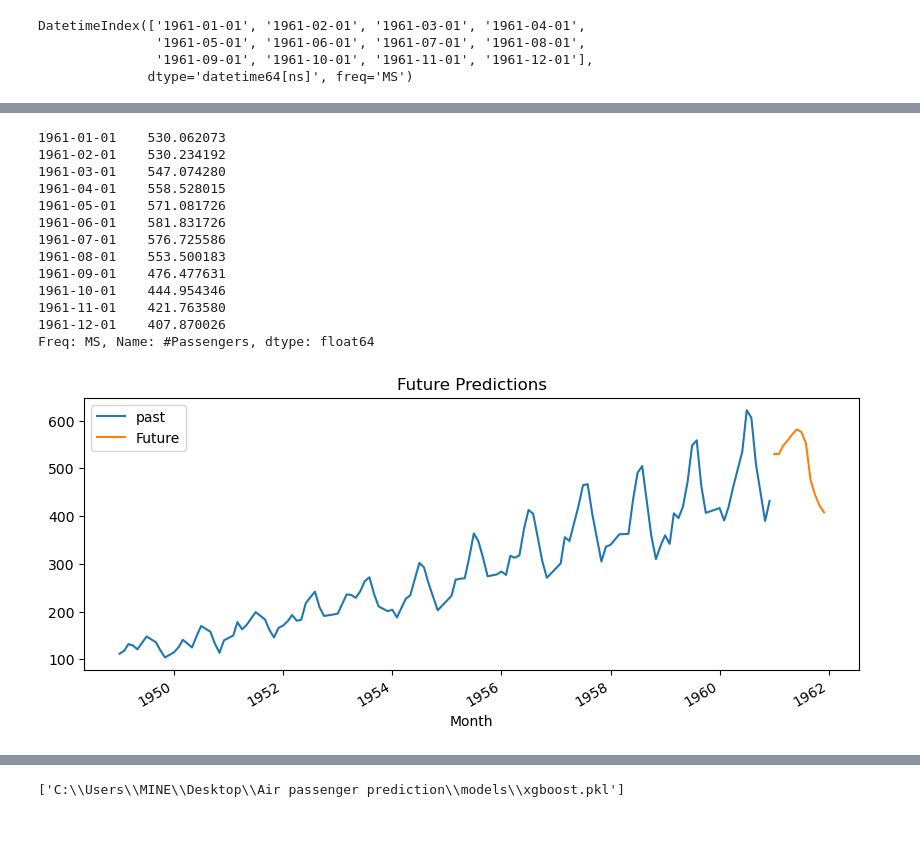
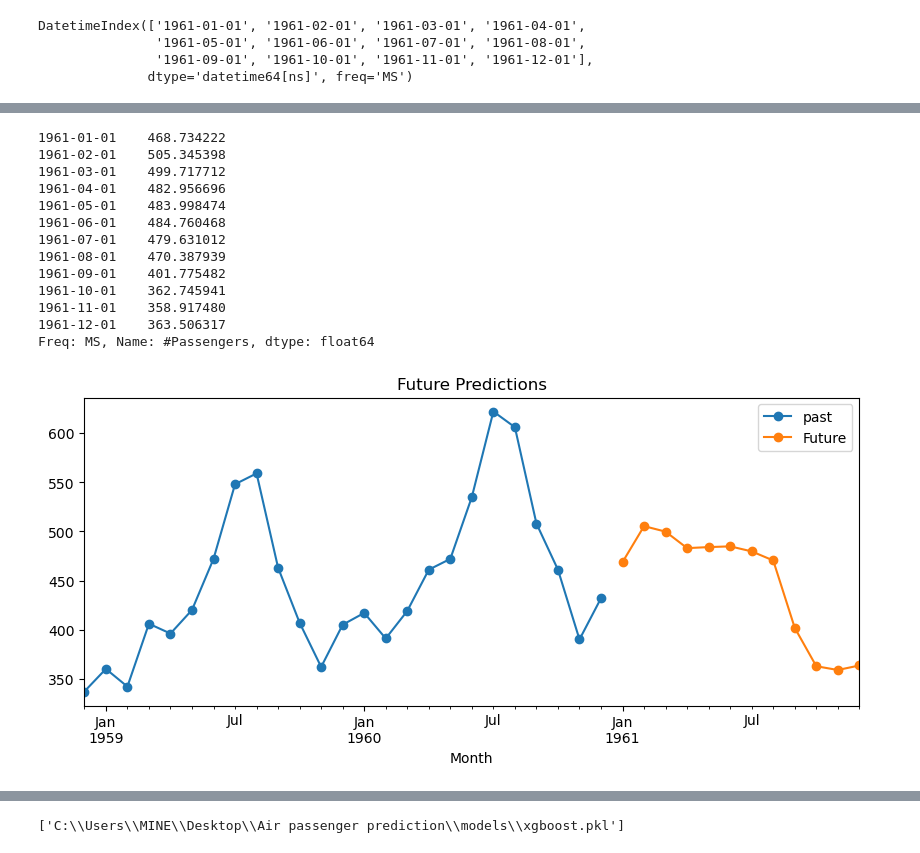
Before and after one commit to iamblack08/Air-passenger-prediction, a Jupyter notebook: xgboost.ipynb, the cells around one changed output, grey strips where cells are left out. Cells and saved outputs as stored; diff of their text form; code cells hidden in the pictures.

```diff
--- a/xgboost.ipynb
+++ b/xgboost.ipynb
@@ -25,8 +35,7 @@ df.head()
 # %%
-df.asfreq('MS')
-df.reset_index(inplace=True)
-df.Month = pd.to_datetime(df.Month)
-df.set_index('Month', inplace=True)
-df.sort_index(inplace=True)
-df.index.dtype
+print(df.index.freq)
+print(df.isnull().sum())
+print(df.index.duplicated().sum())
+df.bfill(inplace=True)
+print(df.isnull().sum())
 # %% [output]
@@ -63,2 +58,0 @@ dtype: int64
-# %%
-df.fillna(method='bfill', inplace=True)
@@ -374,6 +339,6 @@ def build_exog_row(model, history, future_dates_df, target_col="#Passengers"):
 
     return future_exog, forecast
 # %%
-history = df["#Passengers"].ffill()
+history = df["#Passengers"]
 
 future_exog, forecast = build_exog_row(final_model, history, future_data)
@@ -380,29 +354,29 @@ future_exog, forecast = build_exog_row(final_model, history, future_data)
 # %%
 forecast
 # %% [output]
-1961-01-01    530.062073
-1961-02-01    530.234192
-1961-03-01    547.074280
-1961-04-01    558.528015
-1961-05-01    571.081726
-1961-06-01    581.831726
-1961-07-01    576.725586
-1961-08-01    553.500183
-1961-09-01    476.477631
-1961-10-01    444.954346
-1961-11-01    421.763580
-1961-12-01    407.870026
+1961-01-01    468.734222
+1961-02-01    505.345398
+1961-03-01    499.717712
+1961-04-01    482.956696
+1961-05-01    483.998474
+1961-06-01    484.760468
+1961-07-01    479.631012
+1961-08-01    470.387939
+1961-09-01    401.775482
+1961-10-01    362.745941
+1961-11-01    358.917480
+1961-12-01    363.506317
 Freq: MS, Name: #Passengers, dtype: float64
 # %%
 plt.figure(figsize=(10,4))
-df['#Passengers'].plot(label='past')
-forecast.plot(label='Future')
+df['#Passengers'].iloc[-25:].plot(label='past', marker='o')
+forecast.plot(label='Future', marker='o')
 
 plt.legend()
 plt.title('Future Predictions')
 plt.show()
 # %% [output]
-[figure, old version]
+[figure, new version]
 # %%
 # Feature importance
 importances= final_model.feature_importances_
```
Also changed, not shown: parts of 17 cells of this notebook, 14 other files.
